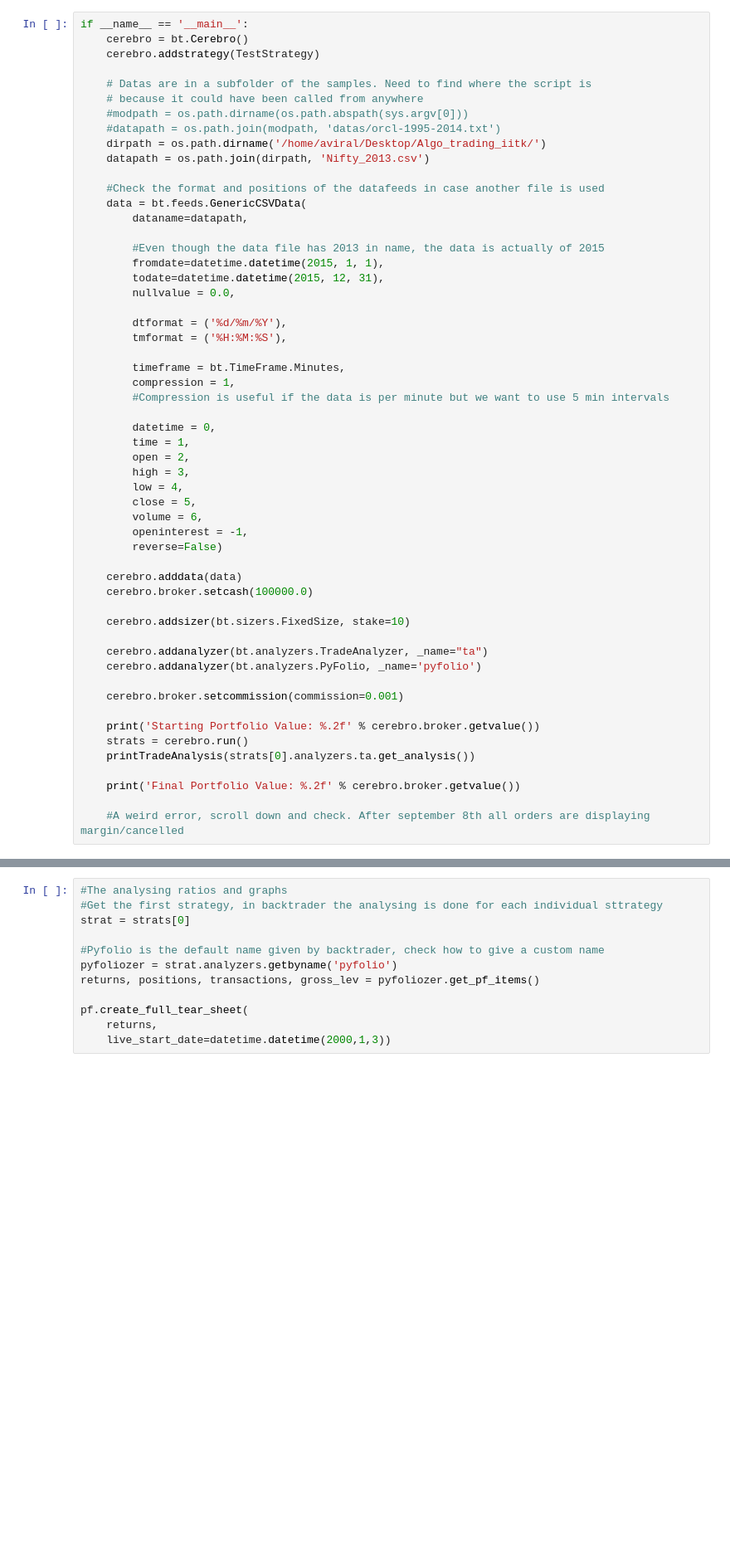
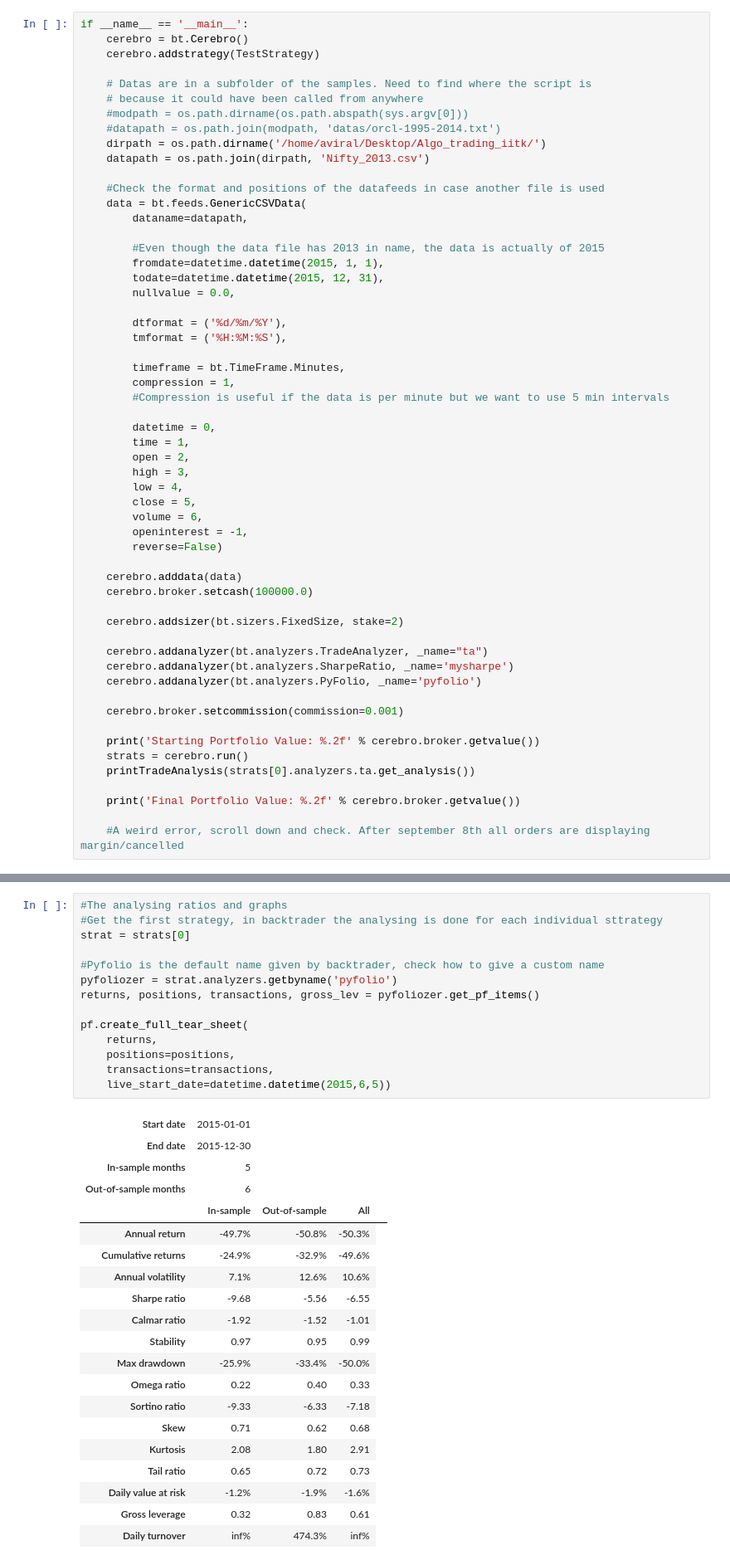
Before and after one commit to Aviral-Aggarwal/Algo_Trading_tasks, a Jupyter notebook: Bracket_orders_intraday.ipynb, the cells around one changed output, grey strips where cells are left out. Shown at 83% size. Drawn from its saved outputs; the diff is of its cells as text; blank space fills up the shorter version.

```diff
--- a/Bracket_orders_intraday.ipynb
+++ b/Bracket_orders_intraday.ipynb
@@ -175,9 +175,10 @@ if __name__ == '__main__':
     cerebro.adddata(data)
     cerebro.broker.setcash(100000.0)
 
-    cerebro.addsizer(bt.sizers.FixedSize, stake=10)
+    cerebro.addsizer(bt.sizers.FixedSize, stake=2)
 
     cerebro.addanalyzer(bt.analyzers.TradeAnalyzer, _name="ta")
+    cerebro.addanalyzer(bt.analyzers.SharpeRatio, _name='mysharpe')
     cerebro.addanalyzer(bt.analyzers.PyFolio, _name='pyfolio')
 
     cerebro.broker.setcommission(commission=0.001)
@@ -216,13 +219,35 @@ cerebro.plot()
 # %%
 #The analysing ratios and graphs
 #Get the first strategy, in backtrader the analysing is done for each individual sttrategy
 strat = strats[0]
 
 #Pyfolio is the default name given by backtrader, check how to give a custom name
 pyfoliozer = strat.analyzers.getbyname('pyfolio')
 returns, positions, transactions, gross_lev = pyfoliozer.get_pf_items()
 
 pf.create_full_tear_sheet(
     returns,
-    live_start_date=datetime.datetime(2000,1,3))
+    positions=positions,
+    transactions=transactions,
+    live_start_date=datetime.datetime(2015,6,5))
 # %% [output]
+| Start date | 2015-01-01 |  |  |  |
+| End date | 2015-12-30 |  |  |  |
+| In-sample months | 5 |  |  |  |
+| Out-of-sample months | 6 |  |  |  |
+|  | In-sample | Out-of-sample | All |
+| Annual return | -49.7% | -50.8% | -50.3% |
+| Cumulative returns | -24.9% | -32.9% | -49.6% |
+| Annual volatility | 7.1% | 12.6% | 10.6% |
+| Sharpe ratio | -9.68 | -5.56 | -6.55 |
+| Calmar ratio | -1.92 | -1.52 | -1.01 |
+| Stability | 0.97 | 0.95 | 0.99 |
+| Max drawdown | -25.9% | -33.4% | -50.0% |
+| Omega ratio | 0.22 | 0.40 | 0.33 |
+| Sortino ratio | -9.33 | -6.33 | -7.18 |
+| Skew | 0.71 | 0.62 | 0.68 |
+| Kurtosis | 2.08 | 1.80 | 2.91 |
+| Tail ratio | 0.65 | 0.72 | 0.73 |
+| Daily value at risk | -1.2% | -1.9% | -1.6% |
+| Gross leverage | 0.32 | 0.83 | 0.61 |
+| Daily turnover | inf% | 474.3% | inf% |
```
Also changed, not shown: parts of 3 cells of this notebook.
